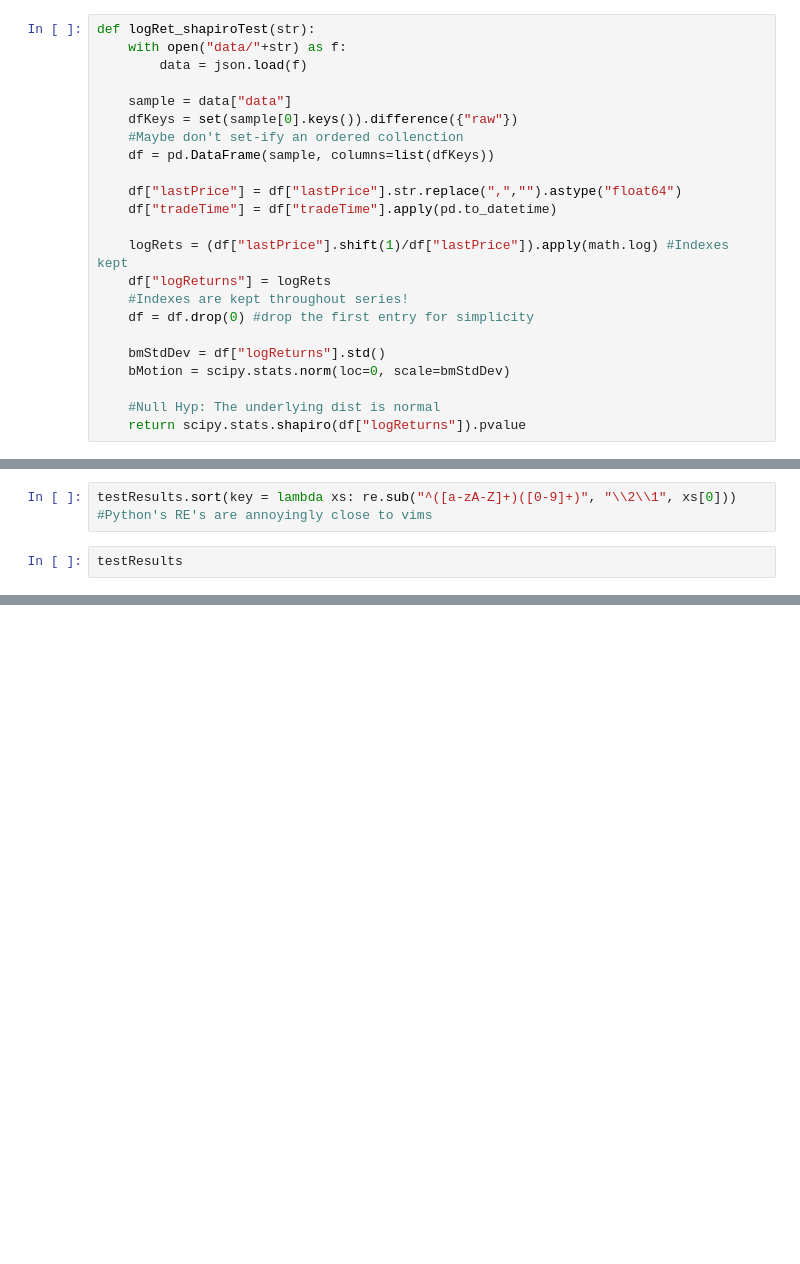
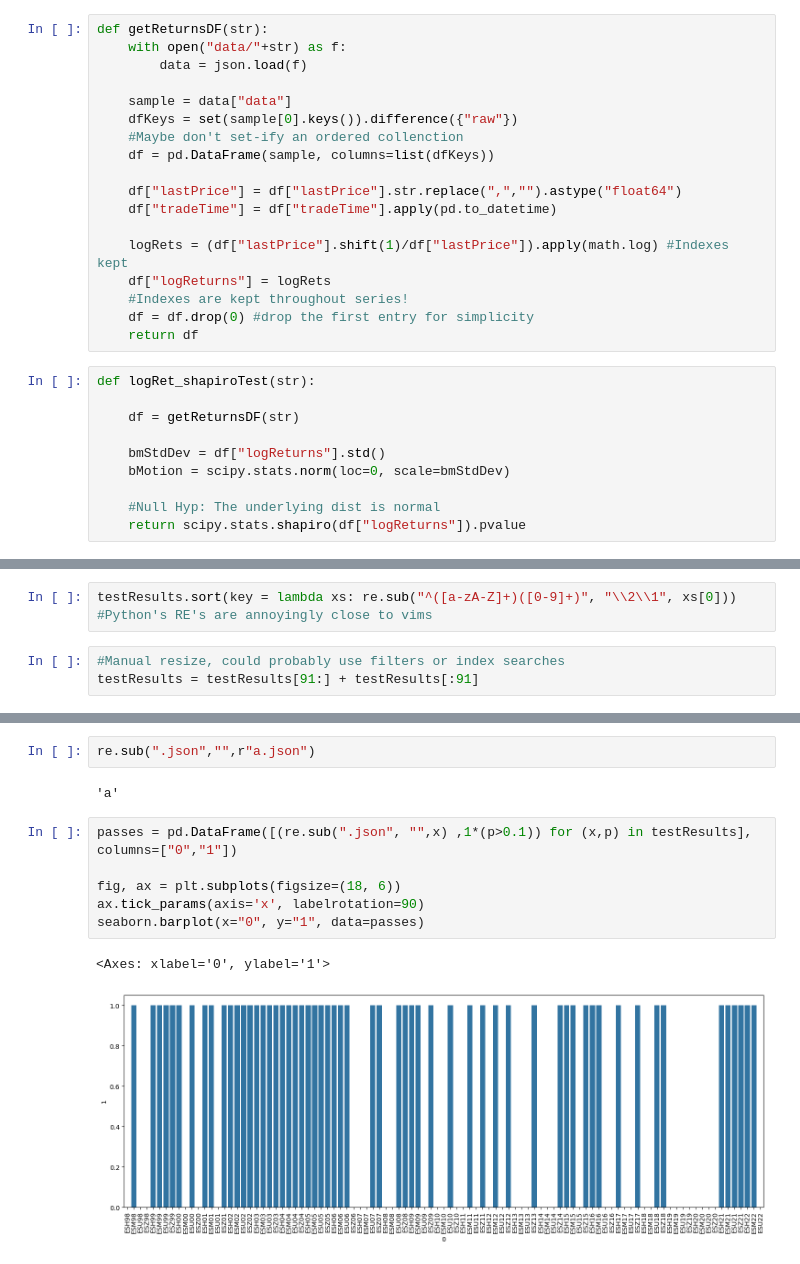
Before and after one commit to fgDotTex/EO_Black76_AssumptionTesting, a Jupyter notebook: BlackModel_AssumptionTesting.ipynb, the cells around one changed output, grey strips where cells are left out. Cells and saved outputs as stored; diff of their text form; blank space fills up the shorter version.

Commit message:
updated notebook with graphs

```diff
--- a/BlackModel_AssumptionTesting.ipynb
+++ b/BlackModel_AssumptionTesting.ipynb
@@ -131,21 +131,26 @@ df["logReturns"][1:]
 Name: logReturns, Length: 62, dtype: float64
+# %%
+def getReturnsDF(str):
+    with open("data/"+str) as f:
+        data = json.load(f)
+
+    sample = data["data"]
+    dfKeys = set(sample[0].keys()).difference({"raw"})
+    #Maybe don't set-ify an ordered collenction
+    df = pd.DataFrame(sample, columns=list(dfKeys))
+
+    df["lastPrice"] = df["lastPrice"].str.replace(",","").astype("float64")
+    df["tradeTime"] = df["tradeTime"].apply(pd.to_datetime)
+
+    logRets = (df["lastPrice"].shift(1)/df["lastPrice"]).apply(math.log) #Indexes kept
+    df["logReturns"] = logRets
+    #Indexes are kept throughout series!
+    df = df.drop(0) #drop the first entry for simplicity
+    return df
 # %%
 def logRet_shapiroTest(str):
-    with open("data/"+str) as f:
-        data = json.load(f)
 
-    sample = data["data"]
-    dfKeys = set(sample[0].keys()).difference({"raw"})
-    #Maybe don't set-ify an ordered collenction
-    df = pd.DataFrame(sample, columns=list(dfKeys))
-
-    df["lastPrice"] = df["lastPrice"].str.replace(",","").astype("float64")
-    df["tradeTime"] = df["tradeTime"].apply(pd.to_datetime)
-
-    logRets = (df["lastPrice"].shift(1)/df["lastPrice"]).apply(math.log) #Indexes kept
-    df["logReturns"] = logRets
-    #Indexes are kept throughout series!
-    df = df.drop(0) #drop the first entry for simplicity
+    df = getReturnsDF(str)
 
     bmStdDev = df["logReturns"].std()
     bMotion = scipy.stats.norm(loc=0, scale=bmStdDev)
@@ -167,4 +172,5 @@ import re
 # %%
 testResults.sort(key = lambda xs: re.sub("^([a-zA-Z]+)([0-9]+)", "\\2\\1", xs[0])) #Python's RE's are annoyingly close to vims
 # %%
-testResults
+#Manual resize, could probably use filters or index searches
+testResults = testResults[91:] + testResults[:91]
@@ -209,0 +222,13 @@ infractors
+# %%
+re.sub(".json","",r"a.json")
+# %% [output]
+'a'
+# %%
+passes = pd.DataFrame([(re.sub(".json", "",x) ,1*(p>0.1)) for (x,p) in testResults], columns=["0","1"])
+
+fig, ax = plt.subplots(figsize=(18, 6))
+ax.tick_params(axis='x', labelrotation=90)
+seaborn.barplot(x="0", y="1", data=passes)
+# %% [output]
+<Axes: xlabel='0', ylabel='1'>
+[figure, added]
```
Also changed, not shown: parts of 12 cells of this notebook.
